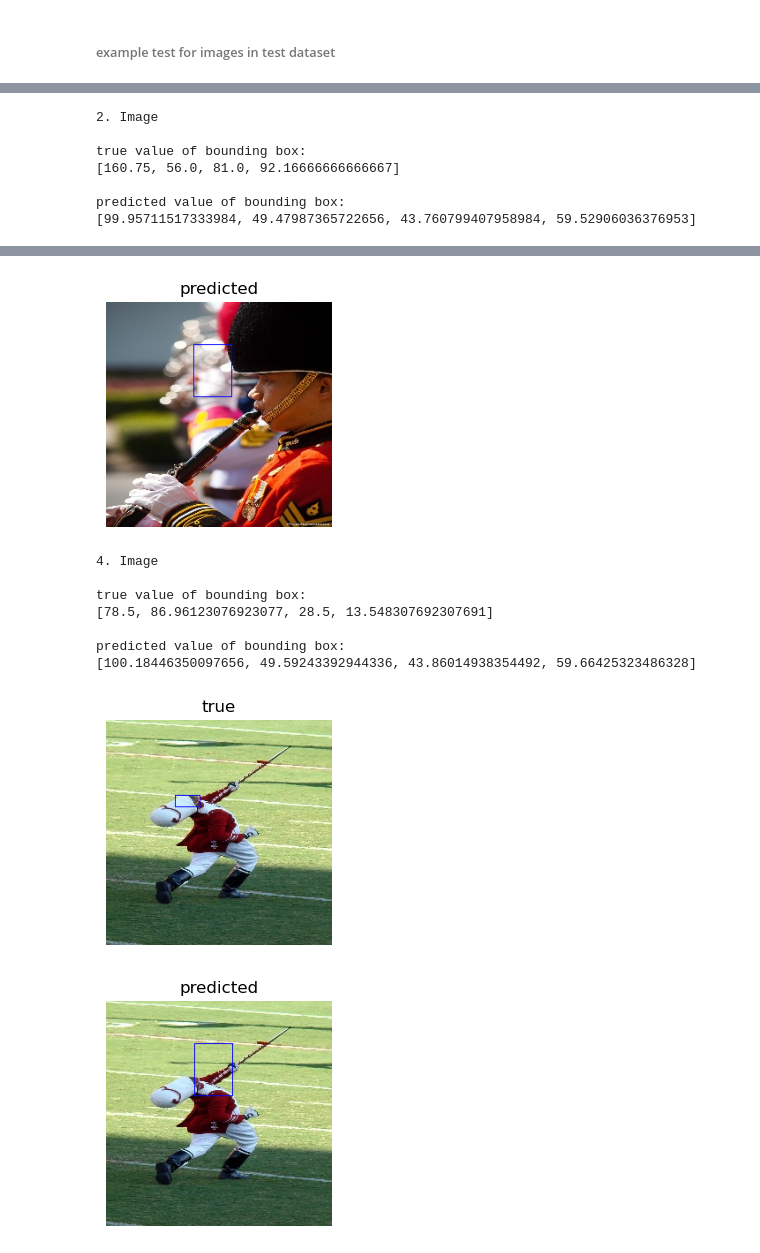
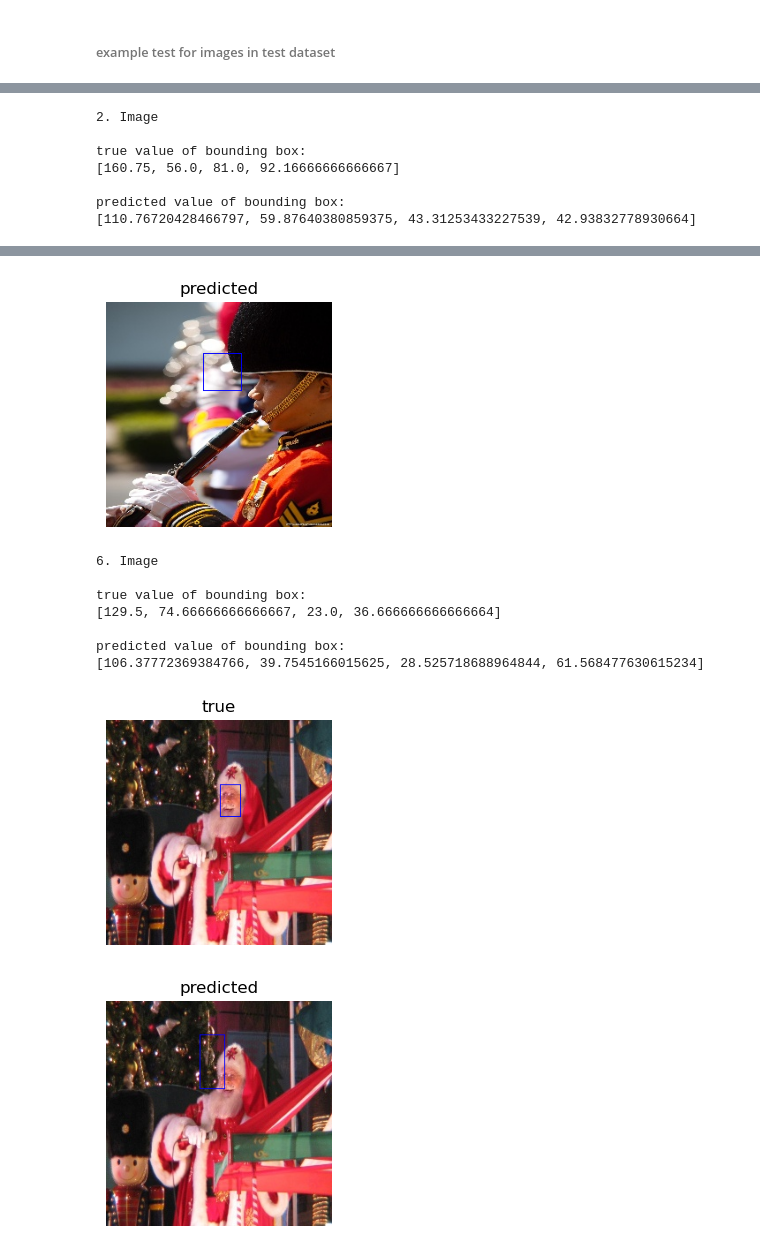
Before and after one commit to APJukic/NEUMRE-Face-tracking-by-using-CNNs, a Jupyter notebook: face-tracking.ipynb, the cells around one changed output, grey strips where cells are left out. Cells and saved outputs as stored; diff of their text form; code cells hidden in the pictures.

Commit message:
new model just dropped

```diff
--- a/face-tracking.ipynb
+++ b/face-tracking.ipynb
@@ -521,9 +631,9 @@ def evaluate(net, criterion, size, device, err=10):
     acc = 0
     id = torch.tensor([True, True, True, True], device=device)
 
-    rands = np.random.randint(test_size, size=size)
+    #rands = np.random.randint(test_size, size=size)
     for i in range(size):
-        index = rands[i]
+        index = i
         img = cv2.imread("./test_dataset/"+images_info_test[index][0].split("/")[3], cv2.IMREAD_COLOR)
         inputs = torch.Tensor(np.array(img).ravel()).view(1, 3, 256, 256).to(device)
 
@@ -545,6 +655,7 @@ def evaluate(net, criterion, size, device, err=10):
 def train_model(net, train_loader, batchSize, epochs, lr_rate, momentum, device):
     prev_loss=0
     criterion = nn.MSELoss()
+    criterion2 = nn.L1Loss(size_average=False, reduce=False, reduction='none')
     optimization = optim.SGD(net.parameters(), lr=lr_rate, momentum=momentum)
     scheduler = optim.lr_scheduler.StepLR(optimization, step_size=30, gamma=0.1)
 
@@ -570,18 +681,19 @@ def train_model(net, train_loader, batchSize, epochs, lr_rate, momentum, device)
             loss_avg = loss_avg + loss.item()
 
         scheduler.step()
-        print("epoch " + str(epoch+1) + ".  loss: " + str(loss_avg/batchSize))
+        train_loss=loss_avg/batchSize
+        print("epoch " + str(epoch+1) + ".  loss: " + str(train_loss))
 
         #ako CUDA memorija zapne, smanji size
-        test_loss = evaluate(net, nn.L1Loss(size_average=False, reduce=False, reduction='none'), 50, device)
+        test_loss = evaluate(net, criterion2, 100, device)
 
         print("     avg test acc for this epoch: " + str(test_loss) + "%")
-        if abs(test_loss-prev_loss)<0:
+        if abs(train_loss-prev_loss)<0:
             break
-        prev_loss=test_loss
+        prev_loss=train_loss
 
-        if test_loss > 90:
-            torch.save(model.state_dict(), './model-' + str(epoch+1) + '.pth')
+        if test_loss > 80:
+            torch.save(model.state_dict(), './model-saved' + str(epoch+1) + '.pth')
             break
 # %%
 class training_dataset(Dataset):
@@ -608,7 +720,7 @@ momentum = 0.9
 batch = 20
 no_of_workers = 0
 shuffle = True
-epochs = 5
+epochs = 20
 
 train_loader = DataLoader(
         dataset=ts,
@@ -681,8 +800,8 @@ def test_image(index):
     plt.show()
 # %%
 #test for images in test dataset
-pics = [0, 2, 4]
-model.load_state_dict(torch.load('./model.pth'))
+pics = [0, 2, 6]
+model.load_state_dict(torch.load('./model_google.pth'))
 model.eval()
 
 for i in pics:
@@ -702,18 +821,18 @@ predicted value of bounding box:
 2. Image
 
 true value of bounding box:
 [160.75, 56.0, 81.0, 92.16666666666667]
 
 predicted value of bounding box:
-[99.95711517333984, 49.47987365722656, 43.760799407958984, 59.52906036376953]
+[110.76720428466797, 59.87640380859375, 43.31253433227539, 42.93832778930664]
 [figure]
-[figure, old version]
+[figure, new version]
-4. Image
+6. Image
 
 true value of bounding box:
-[78.5, 86.96123076923077, 28.5, 13.548307692307691]
+[129.5, 74.66666666666667, 23.0, 36.666666666666664]
 
 predicted value of bounding box:
-[100.18446350097656, 49.59243392944336, 43.86014938354492, 59.66425323486328]
+[106.37772369384766, 39.7545166015625, 28.525718688964844, 61.568477630615234]
-[figure, old version]
+[figure, new version]
-[figure, old version]
+[figure, new version]
```
Also changed, not shown: parts of 9 cells of this notebook.
